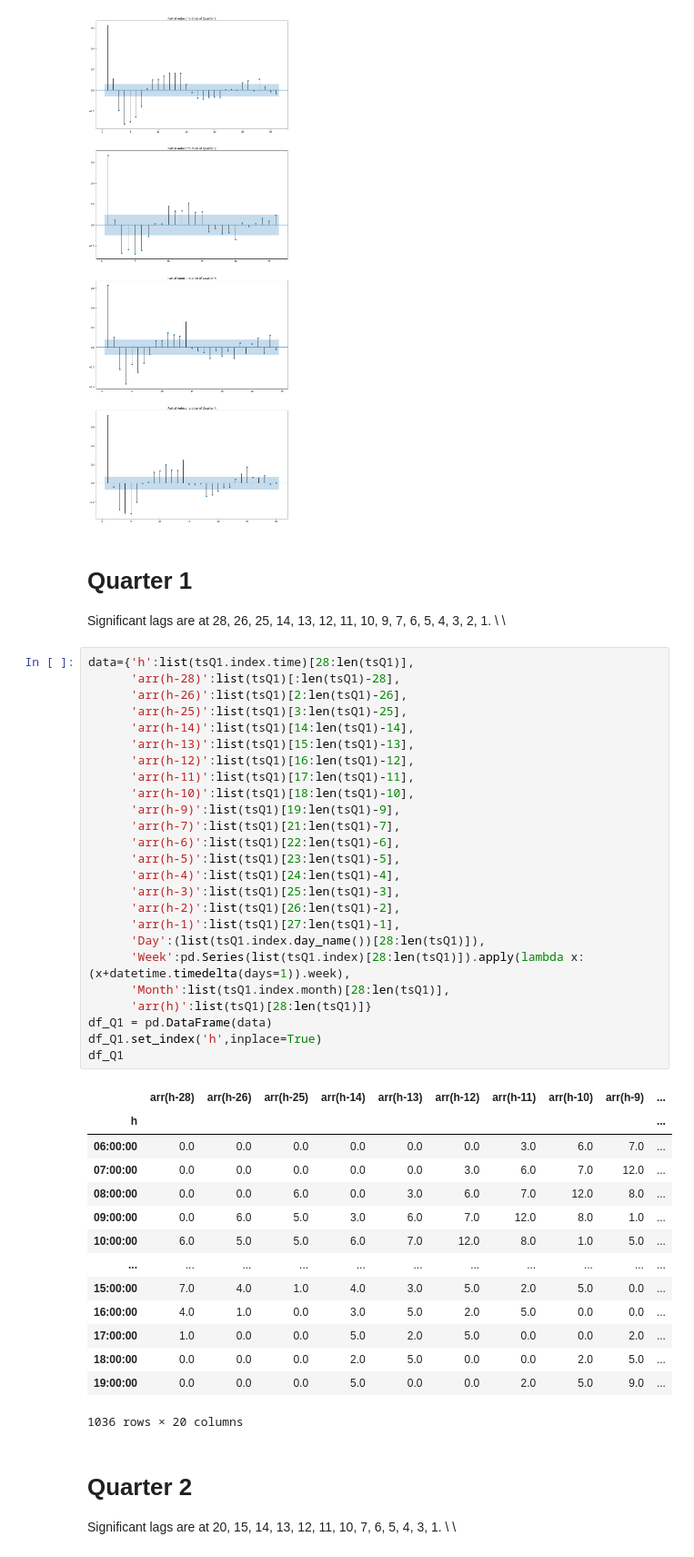
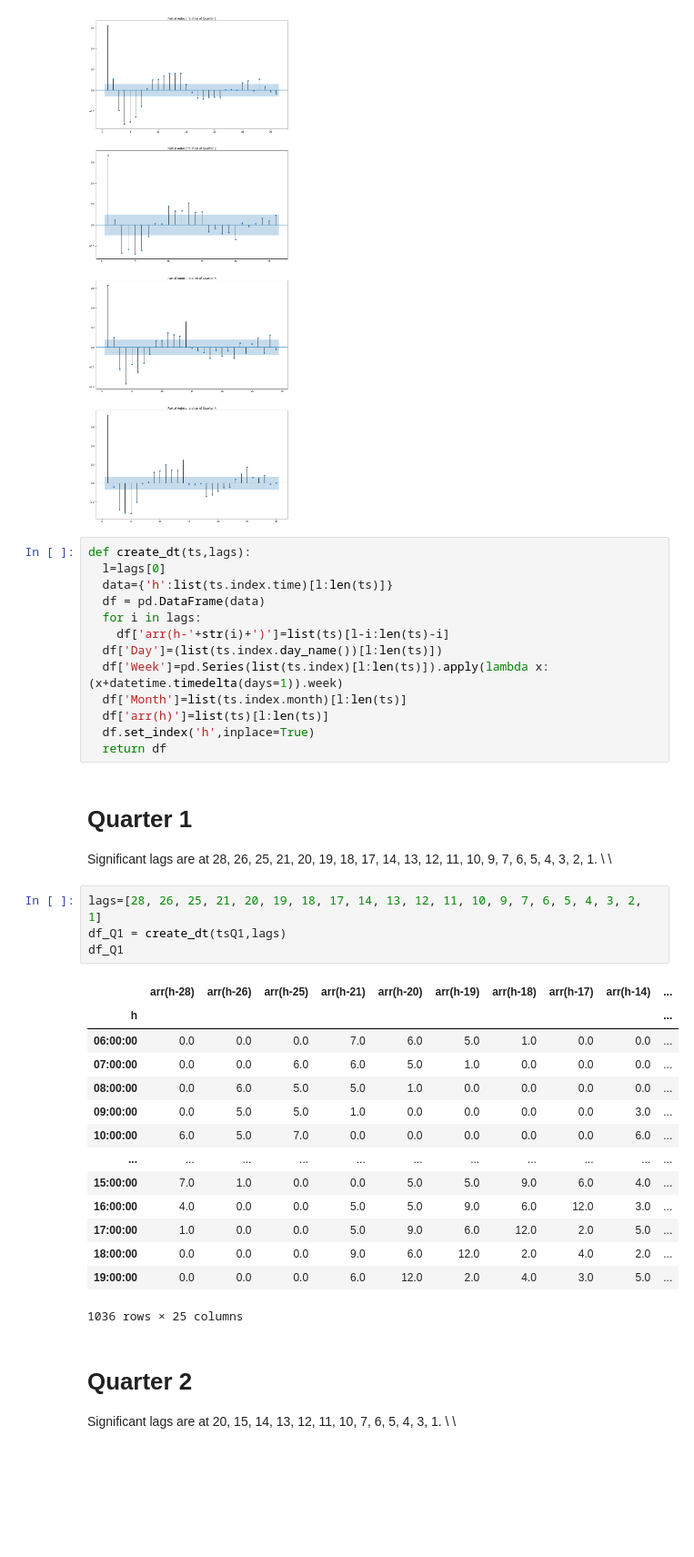
Before and after one commit to rajivsam/cmi_count_data_modeling, a Jupyter notebook: notebooks/week_4.ipynb, the cells around one changed output. Shown at 91% size. Cells and saved outputs as stored; diff of their text form; blank space fills up the shorter version.

Commit message:
Code containing week 4 tasks (forgot to include some lags in previous code)

```diff
--- a/notebooks/week_4.ipynb
+++ b/notebooks/week_4.ipynb
@@ -968,50 +968,42 @@ plot_pacf(tsQ4,zero=False,title='Partial Autocorrelation of Quarter 4',ax=ax[3])
 plt.show()
 # %% [output]
 [figure]
+# %%
+def create_dt(ts,lags):
+  l=lags[0]
+  data={'h':list(ts.index.time)[l:len(ts)]}
+  df = pd.DataFrame(data)
+  for i in lags:
+    df['arr(h-'+str(i)+')']=list(ts)[l-i:len(ts)-i]
+  df['Day']=(list(ts.index.day_name())[l:len(ts)])
+  df['Week']=pd.Series(list(ts.index)[l:len(ts)]).apply(lambda x:(x+datetime.timedelta(days=1)).week)
+  df['Month']=list(ts.index.month)[l:len(ts)]
+  df['arr(h)']=list(ts)[l:len(ts)]
+  df.set_index('h',inplace=True)
+  return df
 # %% [markdown]
 # **Quarter 1**
-Significant lags are at 28, 26, 25, 14, 13, 12, 11, 10, 9, 7, 6, 5, 4, 3, 2, 1. \\
+Significant lags are at 28, 26, 25, 21, 20, 19, 18, 17, 14, 13, 12, 11, 10, 9, 7, 6, 5, 4, 3, 2, 1. \\
   \\
-# %%
-data={'h':list(tsQ1.index.time)[28:len(tsQ1)],
-      'arr(h-28)':list(tsQ1)[:len(tsQ1)-28],
-      'arr(h-26)':list(tsQ1)[2:len(tsQ1)-26],
-      'arr(h-25)':list(tsQ1)[3:len(tsQ1)-25],
-      'arr(h-14)':list(tsQ1)[14:len(tsQ1)-14],
-      'arr(h-13)':list(tsQ1)[15:len(tsQ1)-13],
-      'arr(h-12)':list(tsQ1)[16:len(tsQ1)-12],
-      'arr(h-11)':list(tsQ1)[17:len(tsQ1)-11],
-      'arr(h-10)':list(tsQ1)[18:len(tsQ1)-10],
-      'arr(h-9)':list(tsQ1)[19:len(tsQ1)-9],
-      'arr(h-7)':list(tsQ1)[21:len(tsQ1)-7],
-      'arr(h-6)':list(tsQ1)[22:len(tsQ1)-6],
-      'arr(h-5)':list(tsQ1)[23:len(tsQ1)-5],
-      'arr(h-4)':list(tsQ1)[24:len(tsQ1)-4],
-      'arr(h-3)':list(tsQ1)[25:len(tsQ1)-3],
-      'arr(h-2)':list(tsQ1)[26:len(tsQ1)-2],
-      'arr(h-1)':list(tsQ1)[27:len(tsQ1)-1],
-      'Day':(list(tsQ1.index.day_name())[28:len(tsQ1)]),
-      'Week':pd.Series(list(tsQ1.index)[28:len(tsQ1)]).apply(lambda x:(x+datetime.timedelta(days=1)).week),
-      'Month':list(tsQ1.index.month)[28:len(tsQ1)],
-      'arr(h)':list(tsQ1)[28:len(tsQ1)]}
-df_Q1 = pd.DataFrame(data)
-df_Q1.set_index('h',inplace=True)
-df_Q1
-# %% [output]
-|  | arr(h-28) | arr(h-26) | arr(h-25) | arr(h-14) | arr(h-13) | arr(h-12) | arr(h-11) | arr(h-10) | arr(h-9) | ... |
-| h |  |  |  |  |  |  |  |  |  | ... |
-| 06:00:00 | 0.0 | 0.0 | 0.0 | 0.0 | 0.0 | 0.0 | 3.0 | 6.0 | 7.0 | ... |
-| 07:00:00 | 0.0 | 0.0 | 0.0 | 0.0 | 0.0 | 3.0 | 6.0 | 7.0 | 12.0 | ... |
-| 08:00:00 | 0.0 | 0.0 | 6.0 | 0.0 | 3.0 | 6.0 | 7.0 | 12.0 | 8.0 | ... |
-| 09:00:00 | 0.0 | 6.0 | 5.0 | 3.0 | 6.0 | 7.0 | 12.0 | 8.0 | 1.0 | ... |
-| 10:00:00 | 6.0 | 5.0 | 5.0 | 6.0 | 7.0 | 12.0 | 8.0 | 1.0 | 5.0 | ... |
-| ... | ... | ... | ... | ... | ... | ... | ... | ... | ... | ... |
-| 15:00:00 | 7.0 | 4.0 | 1.0 | 4.0 | 3.0 | 5.0 | 2.0 | 5.0 | 0.0 | ... |
-| 16:00:00 | 4.0 | 1.0 | 0.0 | 3.0 | 5.0 | 2.0 | 5.0 | 0.0 | 0.0 | ... |
-| 17:00:00 | 1.0 | 0.0 | 0.0 | 5.0 | 2.0 | 5.0 | 0.0 | 0.0 | 2.0 | ... |
-| 18:00:00 | 0.0 | 0.0 | 0.0 | 2.0 | 5.0 | 0.0 | 0.0 | 2.0 | 5.0 | ... |
-| 19:00:00 | 0.0 | 0.0 | 0.0 | 5.0 | 0.0 | 0.0 | 2.0 | 5.0 | 9.0 | ... |
-1036 rows × 20 columns
+# %%
+lags=[28, 26, 25, 21, 20, 19, 18, 17, 14, 13, 12, 11, 10, 9, 7, 6, 5, 4, 3, 2, 1]
+df_Q1 = create_dt(tsQ1,lags)
+df_Q1
+# %% [output]
+|  | arr(h-28) | arr(h-26) | arr(h-25) | arr(h-21) | arr(h-20) | arr(h-19) | arr(h-18) | arr(h-17) | arr(h-14) | ... |
+| h |  |  |  |  |  |  |  |  |  | ... |
+| 06:00:00 | 0.0 | 0.0 | 0.0 | 7.0 | 6.0 | 5.0 | 1.0 | 0.0 | 0.0 | ... |
+| 07:00:00 | 0.0 | 0.0 | 6.0 | 6.0 | 5.0 | 1.0 | 0.0 | 0.0 | 0.0 | ... |
+| 08:00:00 | 0.0 | 6.0 | 5.0 | 5.0 | 1.0 | 0.0 | 0.0 | 0.0 | 0.0 | ... |
+| 09:00:00 | 0.0 | 5.0 | 5.0 | 1.0 | 0.0 | 0.0 | 0.0 | 0.0 | 3.0 | ... |
+| 10:00:00 | 6.0 | 5.0 | 7.0 | 0.0 | 0.0 | 0.0 | 0.0 | 0.0 | 6.0 | ... |
+| ... | ... | ... | ... | ... | ... | ... | ... | ... | ... | ... |
+| 15:00:00 | 7.0 | 1.0 | 0.0 | 0.0 | 5.0 | 5.0 | 9.0 | 6.0 | 4.0 | ... |
+| 16:00:00 | 4.0 | 0.0 | 0.0 | 5.0 | 5.0 | 9.0 | 6.0 | 12.0 | 3.0 | ... |
+| 17:00:00 | 1.0 | 0.0 | 0.0 | 5.0 | 9.0 | 6.0 | 12.0 | 2.0 | 5.0 | ... |
+| 18:00:00 | 0.0 | 0.0 | 0.0 | 9.0 | 6.0 | 12.0 | 2.0 | 4.0 | 2.0 | ... |
+| 19:00:00 | 0.0 | 0.0 | 0.0 | 6.0 | 12.0 | 2.0 | 4.0 | 3.0 | 5.0 | ... |
+1036 rows × 25 columns
 # %% [markdown]
 # **Quarter 2**
 Significant lags are at 20, 15, 14, 13, 12, 11, 10, 7, 6, 5, 4, 3, 1. \\
```
Also changed, not shown: parts of 8 cells of this notebook.
